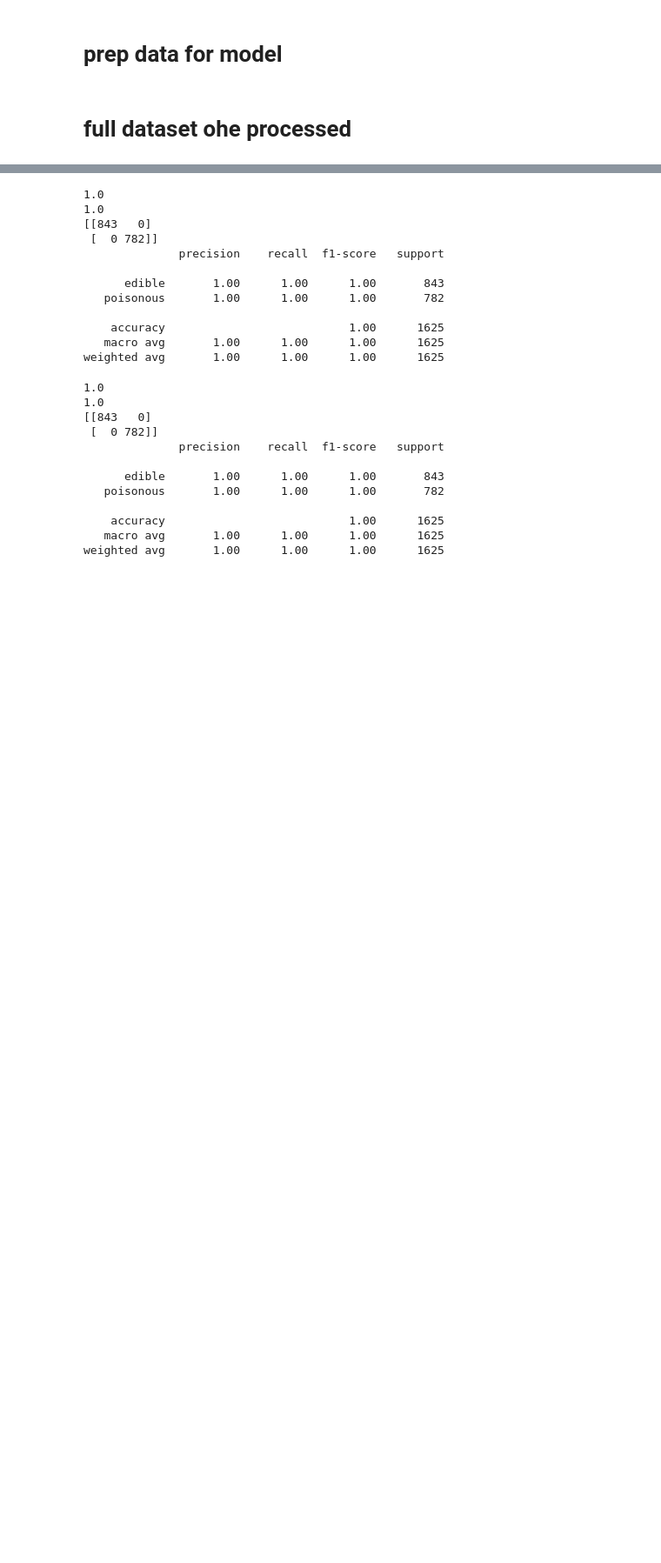
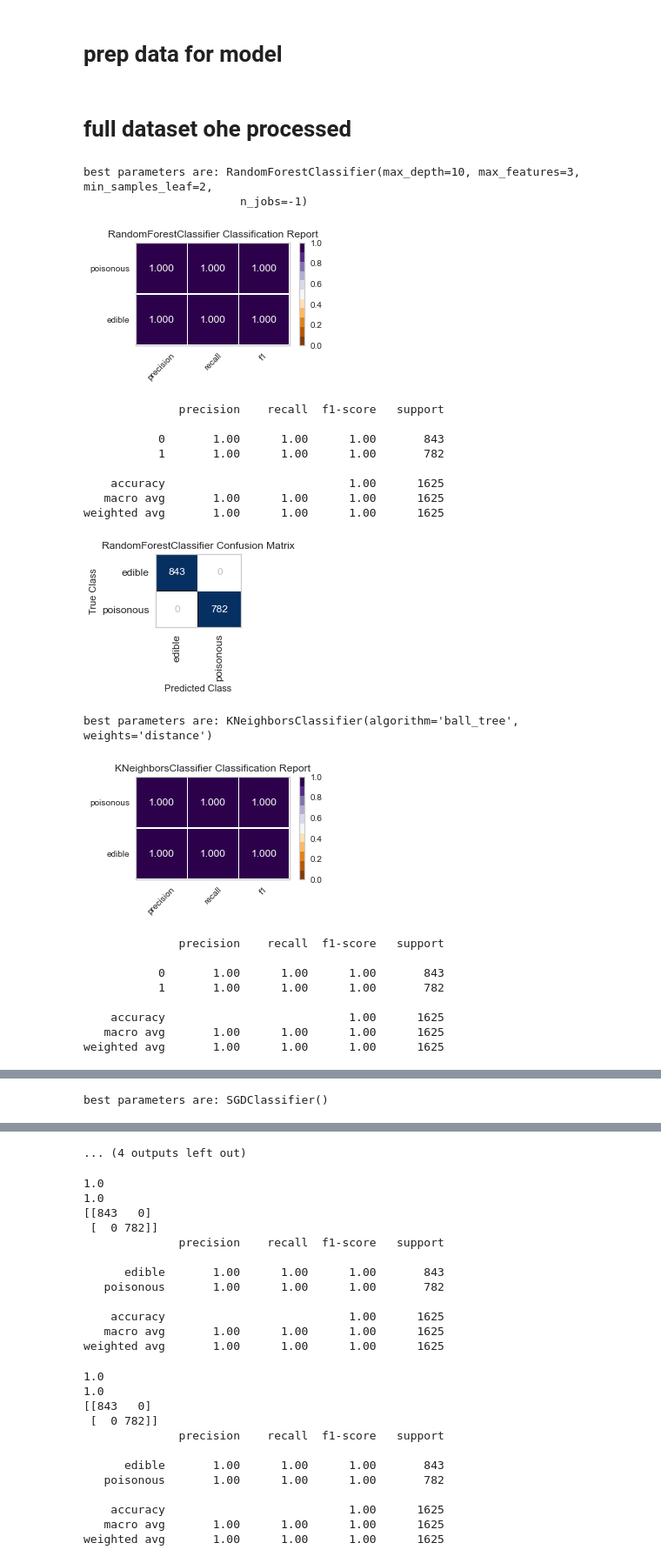
Before and after one commit to 8REN/fungiClassification, a Jupyter notebook: funginotebook.ipynb, the cells around one changed output, grey strips where cells are left out. Shown at 87% size. Saved outputs shown, nothing was run; the diff lists cells and outputs as text; code cells hidden in the pictures; blank space fills up the shorter version.

```diff
--- a/funginotebook.ipynb
+++ b/funginotebook.ipynb
@@ -554,7 +571,7 @@ ss = StandardScaler()
 X_ts = ss.fit_transform(X_train2)
 X_tests = ss.transform(X_test2)
 # %%
-kf = KFold(n_splits=5, shuffle=True)
+kf = StratifiedKFold(n_splits=5, shuffle=True, random_state=42)
 # %%
 # classification models used to fit data
 models = {
@@ -593,7 +610,7 @@ params = {
 
                                                                }
 # %%
-def fit_search(X_data, y_data):
+def fit_search(X_data, y_data, X_test, y_test):
     for name in models.keys():
         clf = models[name]
         clf_params = params[name]
@@ -602,14 +619,15 @@ def fit_search(X_data, y_data):
         gscv.fit(X_data, y_data)
         sel_model = gscv.best_estimator_
         print("best parameters are: {}".format(sel_model))
-        y_pred = sel_model.predict(X_data)
-        print(classification_report(y_data, y_pred))
-        visualizer = ClassificationReport(sel_model, classes=['edible', 'poisonous'], cmap="RedBlu", size=(3, 2))
-        visualizer.fit(X_data, y_data)
-        visualizer.score(X_data, y_data)
+        visualizer = ClassificationReport(gscv.best_estimator_, classes=['edible', 'poisonous'], cmap="PuOr", size=(300, 200))
+        visualizer.fit(X_train, y_train)
+        visualizer.score(X_test, y_test)
         visualizer.poof()
-        # Predict on test set
         y_pred = sel_model.predict(X_test)
-        print(sel_model.score(X_test, y_test))
-        print(confusion_matrix(y_test, y_pred))
-        print(classification_report(y_test, y_pred, target_names=['edible' , 'poisonous'], cmap="YlGn", size=(3, 2)))
+        print(classification_report(y_test, y_pred))
+
+
+        cm = ConfusionMatrix(sel_model, classes=['edible', 'poisonous'], cmap="RdBu", size=(200, 200))
+        cm.fit(X_train, y_train)
+        cm.score(X_test, y_test)
+        cm.show()
@@ -620,4 +634,27 @@ from yellowbrick.classifier import ClassificationReport
 # %% [markdown]
 # full dataset ohe processed
 # %%
-fit_search(X_train, y_train)
+fit_search(X_train, y_train, X_test, y_test)
+# %% [output]
+best parameters are: RandomForestClassifier(max_depth=10, max_features=3, min_samples_leaf=2,
+                       n_jobs=-1)
+[figure, added]
+              precision    recall  f1-score   support
+
+           0       1.00      1.00      1.00       843
+           1       1.00      1.00      1.00       782
+
+    accuracy                           1.00      1625
+   macro avg       1.00      1.00      1.00      1625
+weighted avg       1.00      1.00      1.00      1625
+[figure, added]
+best parameters are: KNeighborsClassifier(algorithm='ball_tree', weights='distance')
+[figure, added]
+              precision    recall  f1-score   support
+
+           0       1.00      1.00      1.00       843
+           1       1.00      1.00      1.00       782
+
+    accuracy                           1.00      1625
+   macro avg       1.00      1.00      1.00      1625
+weighted avg       1.00      1.00      1.00      1625
@@ -623,0 +662 @@ fit_search(X_train, y_train)
+best parameters are: SGDClassifier()
@@ -624,3 +673,4 @@ fit_search(X_train, y_train)
+... (4 outputs left out)
 # %%
 rf_model = RandomForestClassifier(max_depth=8, max_features=7, n_jobs=-1, criterion='gini')
 rf_model.fit(X_train, y_train)
```
Also changed, not shown: parts of 24 cells of this notebook.
